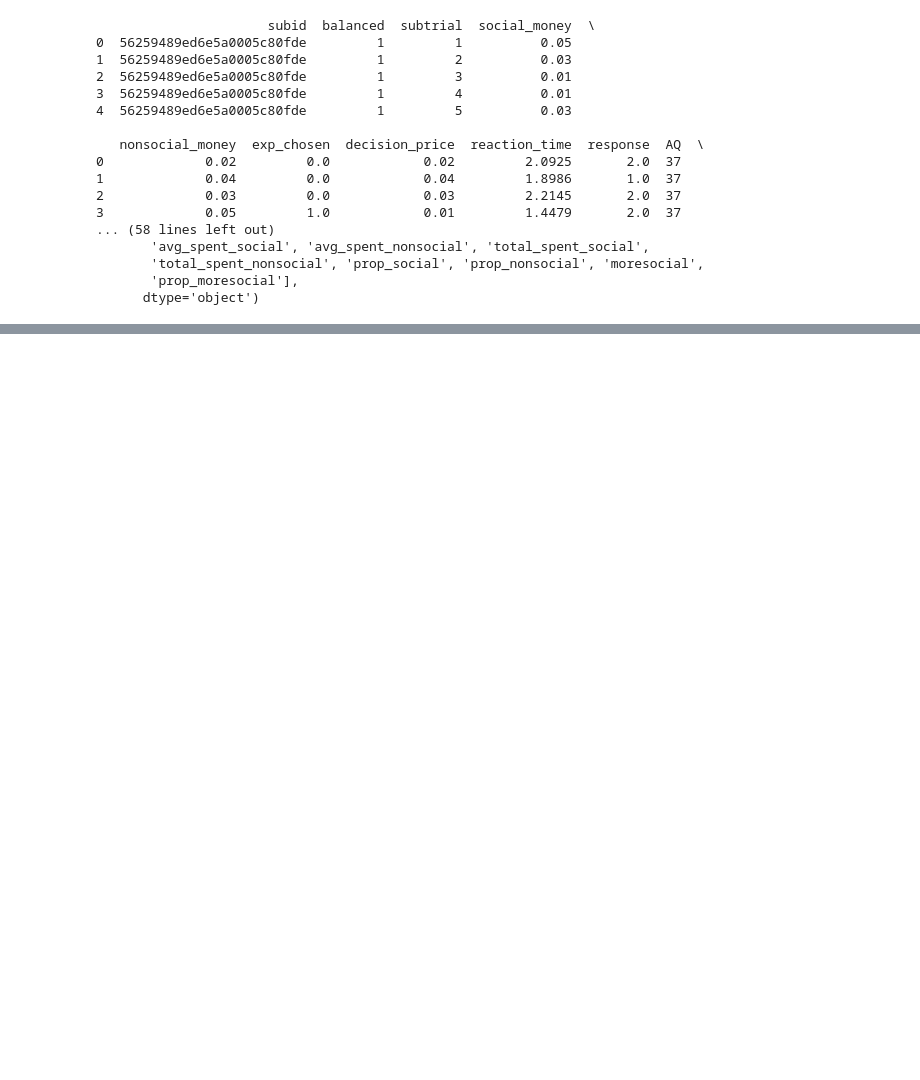
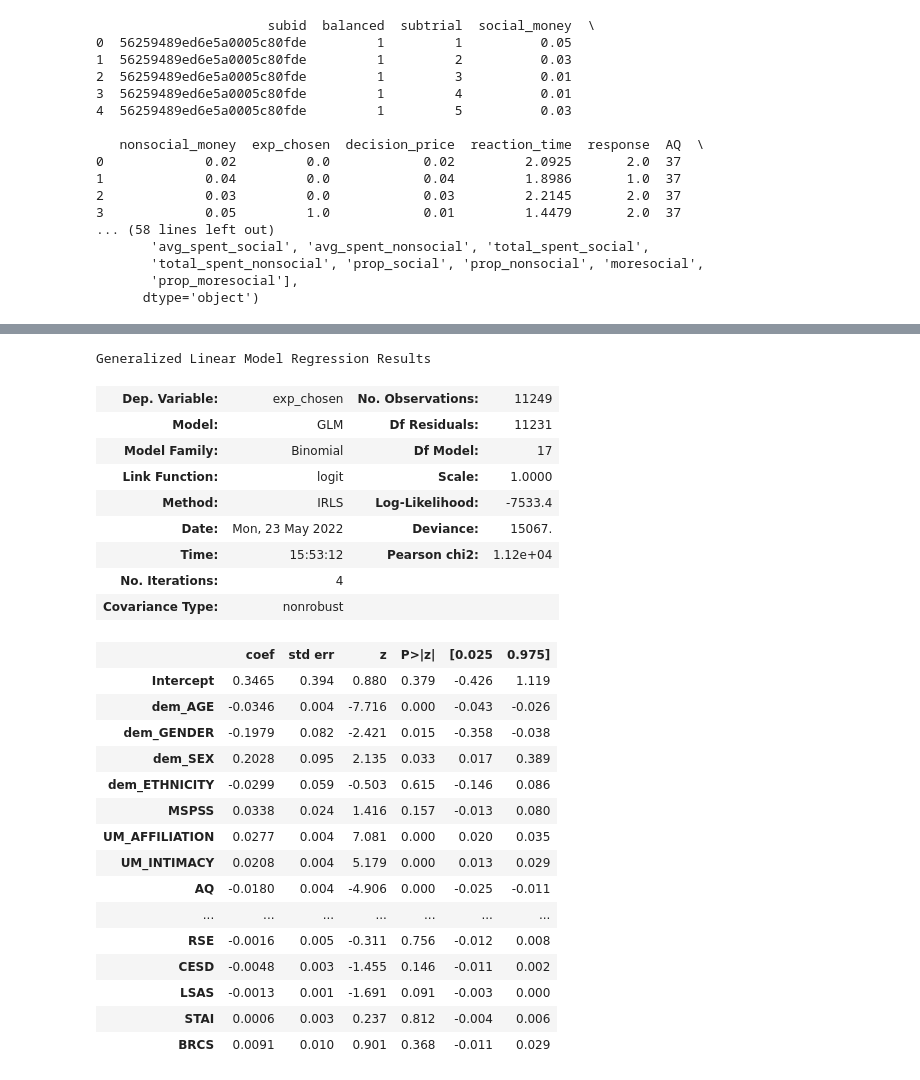
Before and after one commit to fareri-lab/WTP_CardTask, a Jupyter notebook: APS/APS_results/WTP_HLM.ipynb, the cells around one changed output, grey strips where cells are left out. Cells and saved outputs as stored; diff of their text form; code cells hidden in the pictures; blank space fills up the shorter version.

```diff
--- a/APS/APS_results/WTP_HLM.ipynb
+++ b/APS/APS_results/WTP_HLM.ipynb
@@ -118,4 +240,32 @@ get_stats()
 # %%
-x_columns.extend(dep_anx)
-get_stats()
+#add coping
+model = smf.glm('exp_chosen ~ dem_AGE + dem_GENDER+ dem_SEX+ dem_ETHNICITY + %s + %s + %s +%s +%s' %(sociability, mentalizing, solitude, dep_anx,coping), family= sm.families.Binomial(),data=data).fit()
+model.summary()
+# %% [output]
+Generalized Linear Model Regression Results
+| Dep. Variable: | exp_chosen | No. Observations: | 11249 |
+| Model: | GLM | Df Residuals: | 11231 |
+| Model Family: | Binomial | Df Model: | 17 |
+| Link Function: | logit | Scale: | 1.0000 |
+| Method: | IRLS | Log-Likelihood: | -7533.4 |
+| Date: | Mon, 23 May 2022 | Deviance: | 15067. |
+| Time: | 15:53:12 | Pearson chi2: | 1.12e+04 |
+| No. Iterations: | 4 |  |  |
+| Covariance Type: | nonrobust |  |  |
+|  | coef | std err | z | P>|z| | [0.025 | 0.975] |
+| Intercept | 0.3465 | 0.394 | 0.880 | 0.379 | -0.426 | 1.119 |
+| dem_AGE | -0.0346 | 0.004 | -7.716 | 0.000 | -0.043 | -0.026 |
+| dem_GENDER | -0.1979 | 0.082 | -2.421 | 0.015 | -0.358 | -0.038 |
+| dem_SEX | 0.2028 | 0.095 | 2.135 | 0.033 | 0.017 | 0.389 |
+| dem_ETHNICITY | -0.0299 | 0.059 | -0.503 | 0.615 | -0.146 | 0.086 |
+| MSPSS | 0.0338 | 0.024 | 1.416 | 0.157 | -0.013 | 0.080 |
+| UM_AFFILIATION | 0.0277 | 0.004 | 7.081 | 0.000 | 0.020 | 0.035 |
+| UM_INTIMACY | 0.0208 | 0.004 | 5.179 | 0.000 | 0.013 | 0.029 |
+| AQ | -0.0180 | 0.004 | -4.906 | 0.000 | -0.025 | -0.011 |
+| ... | ... | ... | ... | ... | ... | ... |
+| RSE | -0.0016 | 0.005 | -0.311 | 0.756 | -0.012 | 0.008 |
+| CESD | -0.0048 | 0.003 | -1.455 | 0.146 | -0.011 | 0.002 |
+| LSAS | -0.0013 | 0.001 | -1.691 | 0.091 | -0.003 | 0.000 |
+| STAI | 0.0006 | 0.003 | 0.237 | 0.812 | -0.004 | 0.006 |
+| BRCS | 0.0091 | 0.010 | 0.901 | 0.368 | -0.011 | 0.029 |
 # %%
```
Also changed, not shown: parts of 12 cells of this notebook.
